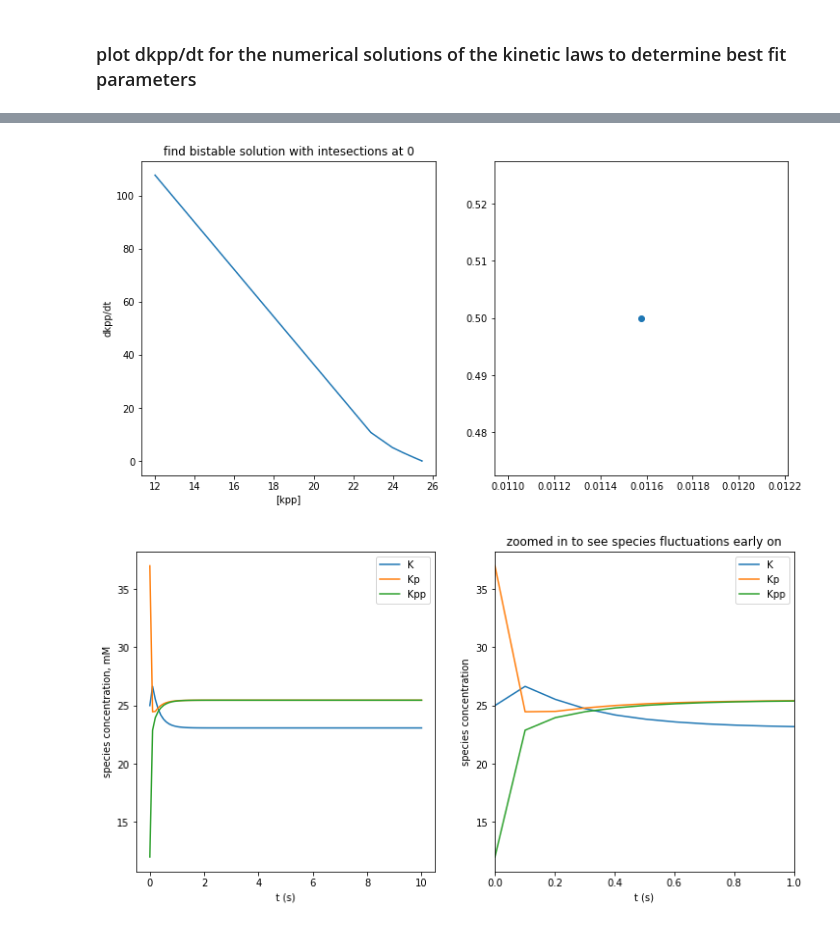
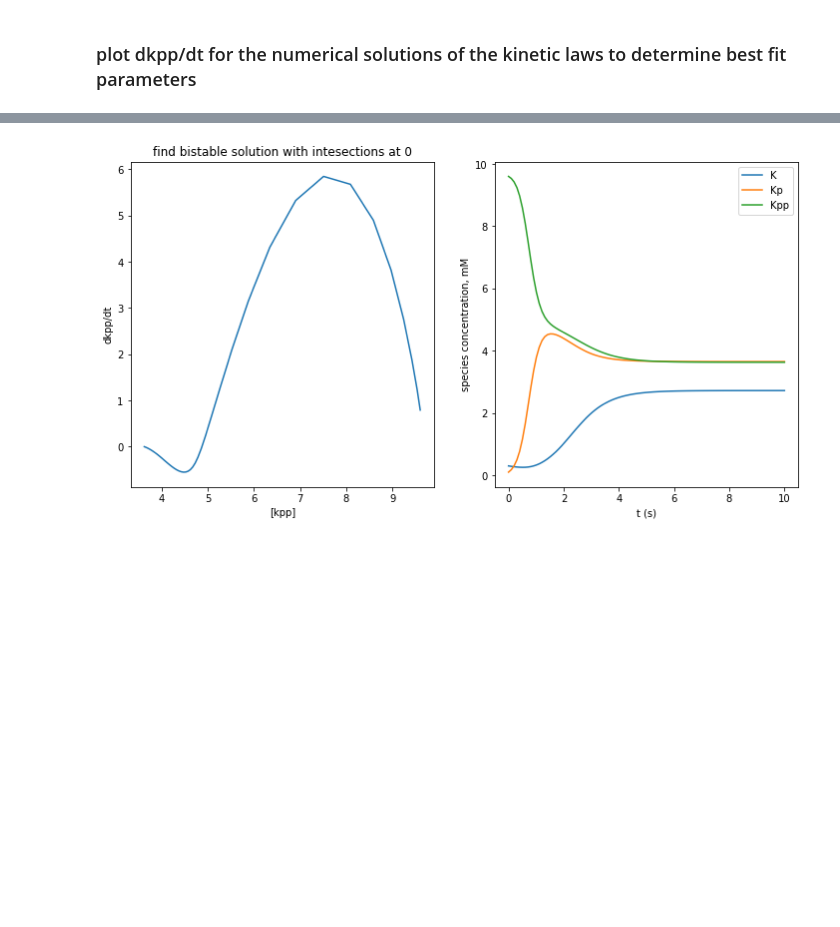
Before and after one commit to npagane/bph, a Jupyter notebook: yeastSim/1DParameterScan.ipynb, the cells around one changed output, grey strips where cells are left out. Saved outputs shown, nothing was run; the diff lists cells and outputs as text; code cells hidden in the pictures; blank space fills up the shorter version.

```diff
--- a/yeastSim/1DParameterScan.ipynb
+++ b/yeastSim/1DParameterScan.ipynb
@@ -114,10 +120,10 @@ divide by zero encountered in log
 # %%
-grad = np.log(dk + dkp + dkpp)
+grad = dk + dkp + dkpp
 
 fig = plt.figure(figsize=(6,6))
 plt.imshow(grad, cmap = 'bwr', vmax = 15, vmin = -2)
-plt.xlabel('kp(index)')
-plt.ylabel('kpp (index)')
+plt.xlabel('kpp (index)')
+plt.ylabel('kp (index)')
 plt.title('kp vs kpp weighted by gradient magnitude')
 plt.colorbar()
 
@@ -141,7 +146,7 @@ def nullspace(A, atol=1e-13, rtol=0):
 # %% [markdown]
 ### plot dkpp/dt for the numerical solutions of the kinetic laws to determine best fit parameters
 # %%
-tol = 4
+tol = 0.5
 mins = []
 inds = []
 for i in range(np.shape(grad)[0]):
@@ -191,7 +200,6 @@ for i in range(len(inds)):
     temp = nullparam(S, Ktot - Kp[inds[i][0]] - Kpp[inds[i][1]], Kp[inds[i][0]], Kpp[inds[i][1]])
     y0 = [float(Ktot)/2,3*float(Ktot)/4,float(Ktot)/4]
     if sum(temp > 0):
-        newinds.append(inds[i])
         params = []
         for i in range(len(temp)):
             params.append(temp.tolist()[i][0])
@@ -202,6 +210,5 @@ for i in range(len(inds)):
         acc.append(params)
         ind = ind+ 1
 
-inds = newinds
 print ind
 # %% [output]
@@ -343,55 +377,38 @@ k3 = params[2]
 k4 = params[3]
 k5 = params[4]
 
 #initial concentrations
-c1 = float(conc2 + conc1)/(2)
-c2 = Ktot/2
-c3 = 3*Ktot/4
-c4 = Ktot/4
+c1 = S
+c2 = 0.3 #Ktot/2
+c3 = 0.1 #3*Ktot/4
+c4 = 9.6 #Ktot/4
+
 V =1
 y0 = np.asarray([c2, c3, c4])/V #initial species concentration
 
 n = 100
 t = np.linspace(0,T,n)
 ode = snt.odeint(rates, y0,t, args = (k1, k2, k3, k4, k5, S))
 
 #find dkpp/dt
 fig = plt.figure(figsize=(12,6))
 ax = fig.add_subplot(1,2,1)
-dkpp = np.diff(ode[:,2])/np.diff(t)
+dkpp = np.diff(ode[:,1])/np.diff(t)
 ax.plot(ode[:,2][0:n-1],dkpp)
 ax.set_title('find bistable solution with intesections at 0')
 ax.set_xlabel('[kpp]')
 ax.set_ylabel('dkpp/dt')
 
-#plot two parameters against each other to determine bistable solution
+
 ax = fig.add_subplot(1,2,2)
-ax.plot(k2, k5, 'o')
-
-
-fig = plt.figure(figsize=(12,6))
-ax = fig.add_subplot(1,2,1)
 for i in range(len(y0)):
     ax.plot(t, ode[:,i][0:n])
 ax.set_xlabel('t (s)')
 #plt.title(''.join(['[S] = ', str(c1)]))
 ax.set_ylabel('species concentration, mM')
 ax.legend(['K', 'Kp', 'Kpp'])
 
-#zoom in
-ax = fig.add_subplot(1,2,2)
-t = np.linspace(0, T, n)
-ode = snt.odeint(rates, y0,t, args = (k1, k2, k3, k4, k5,S))
-for i in range(len(y0)):
-    ax.plot(t, ode[:,i][0:n])
-ax.set_xlabel('t (s)')
-ax.set_title('zoomed in to see species fluctuations early on')
-ax.set_ylabel('species concentration')
-ax.legend(['K', 'Kp', 'Kpp'])
-ax.set_xlim([0,1])
-
 
 plt.show()
 # %% [output]
-[figure, old version]
+[figure, new version]
-[figure, removed]
```
Also changed, not shown: parts of 9 cells of this notebook.
